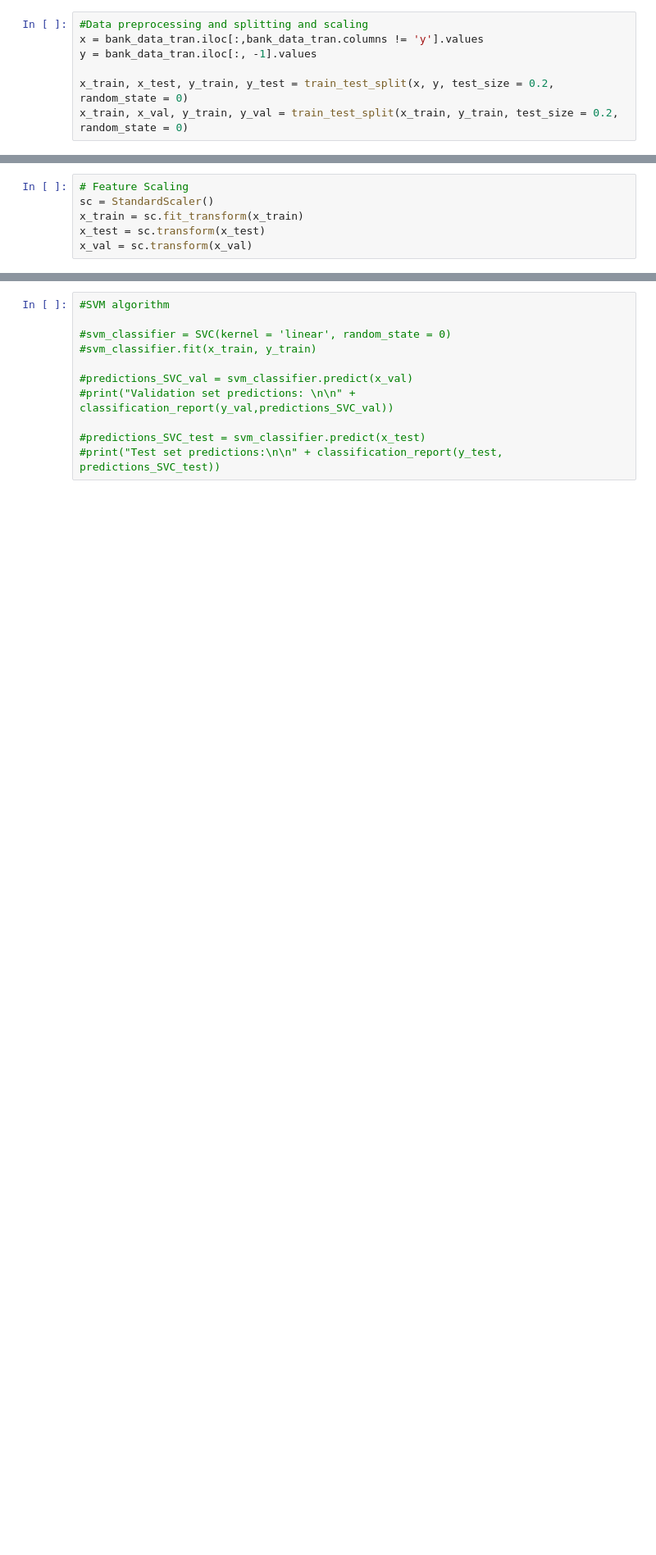
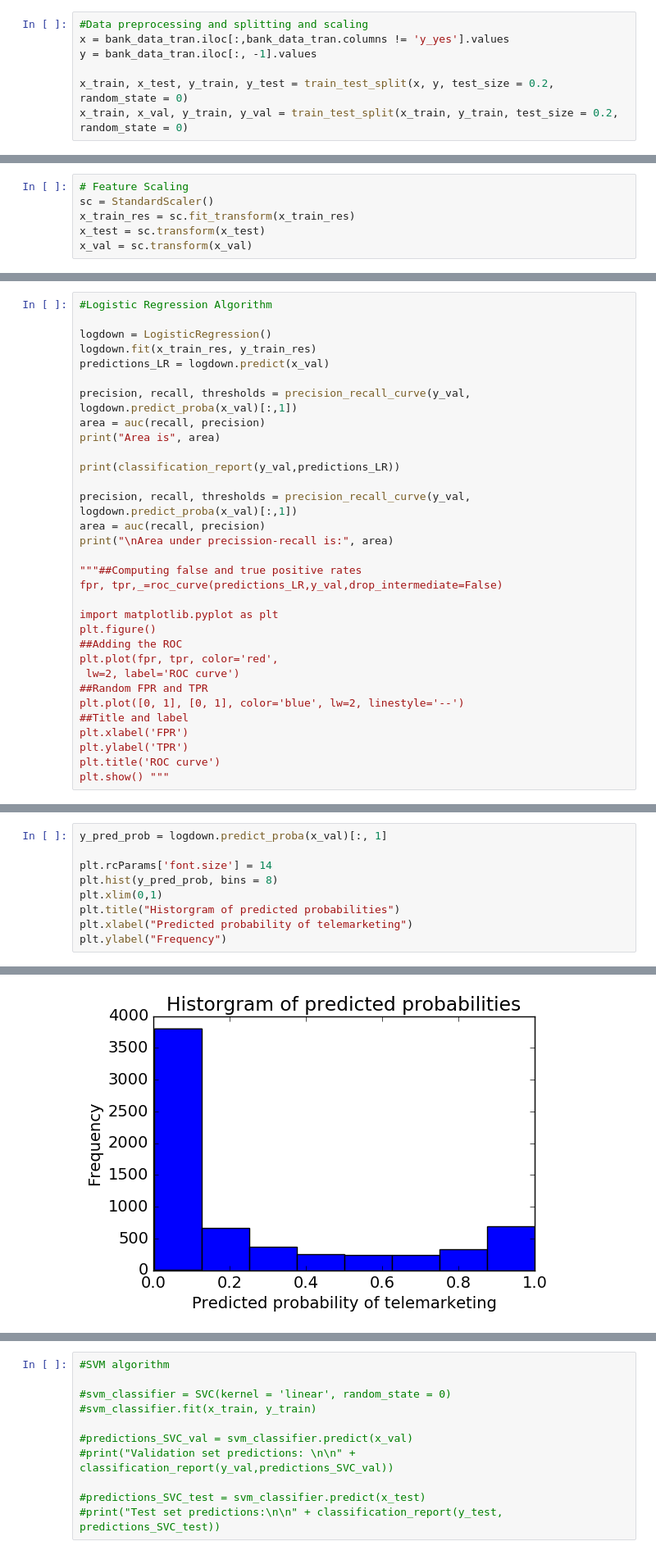
Before and after one commit to milosmladenovic5/telemarketing_campaign, a Jupyter notebook: telemarketing_smote_minority.ipynb, the cells around one changed output, grey strips where cells are left out. Shown at 82% size. Drawn from its saved outputs; the diff is of its cells as text; blank space fills up the shorter version.

Commit message:
Classification adjusting, categorical variables fixing, predictions

```diff
--- a/telemarketing_smote_minority.ipynb
+++ b/telemarketing_smote_minority.ipynb
@@ -49,6 +34,6 @@ bank_data_tran.drop(['emp.var.rate'], axis = 1, inplace = True)
 # %%
 #Data preprocessing and splitting and scaling
-x = bank_data_tran.iloc[:,bank_data_tran.columns != 'y'].values
+x = bank_data_tran.iloc[:,bank_data_tran.columns != 'y_yes'].values
 y = bank_data_tran.iloc[:, -1].values
 
 x_train, x_test, y_train, y_test = train_test_split(x, y, test_size = 0.2, random_state = 0)
@@ -59,6 +134,6 @@ x_train, y_train = sm.fit_sample(x_train, y_train)
 # %%
 # Feature Scaling
 sc = StandardScaler()
-x_train = sc.fit_transform(x_train)
+x_train_res = sc.fit_transform(x_train_res)
 x_test = sc.transform(x_test)
 x_val = sc.transform(x_val)
@@ -106,0 +140,32 @@ avg / total       0.87      0.89      0.88      6590
+# %%
+#Logistic Regression Algorithm
+
+logdown = LogisticRegression()
+logdown.fit(x_train_res, y_train_res)
+predictions_LR = logdown.predict(x_val)
+
+precision, recall, thresholds = precision_recall_curve(y_val, logdown.predict_proba(x_val)[:,1])
+area = auc(recall, precision)
+print("Area is", area)
+
+print(classification_report(y_val,predictions_LR))
+
+precision, recall, thresholds = precision_recall_curve(y_val, logdown.predict_proba(x_val)[:,1])
+area = auc(recall, precision)
+print("\nArea under precission-recall is:", area)
+
+"""##Computing false and true positive rates
+fpr, tpr,_=roc_curve(predictions_LR,y_val,drop_intermediate=False)
+
+import matplotlib.pyplot as plt
+plt.figure()
+##Adding the ROC
+plt.plot(fpr, tpr, color='red',
+ lw=2, label='ROC curve')
+##Random FPR and TPR
+plt.plot([0, 1], [0, 1], color='blue', lw=2, linestyle='--')
+##Title and label
+plt.xlabel('FPR')
+plt.ylabel('TPR')
+plt.title('ROC curve')
+plt.show() """
@@ -106,0 +184,10 @@ avg / total       0.87      0.89      0.88      6590
+# %%
+y_pred_prob = logdown.predict_proba(x_val)[:, 1]
+
+plt.rcParams['font.size'] = 14
+plt.hist(y_pred_prob, bins = 8)
+plt.xlim(0,1)
+plt.title("Historgram of predicted probabilities")
+plt.xlabel("Predicted probability of telemarketing")
+plt.ylabel("Frequency")
+# %% [output]
@@ -106,0 +195 @@ avg / total       0.87      0.89      0.88      6590
+[figure, added]
```
Also changed, not shown: parts of 17 cells of this notebook, 2 other files.
